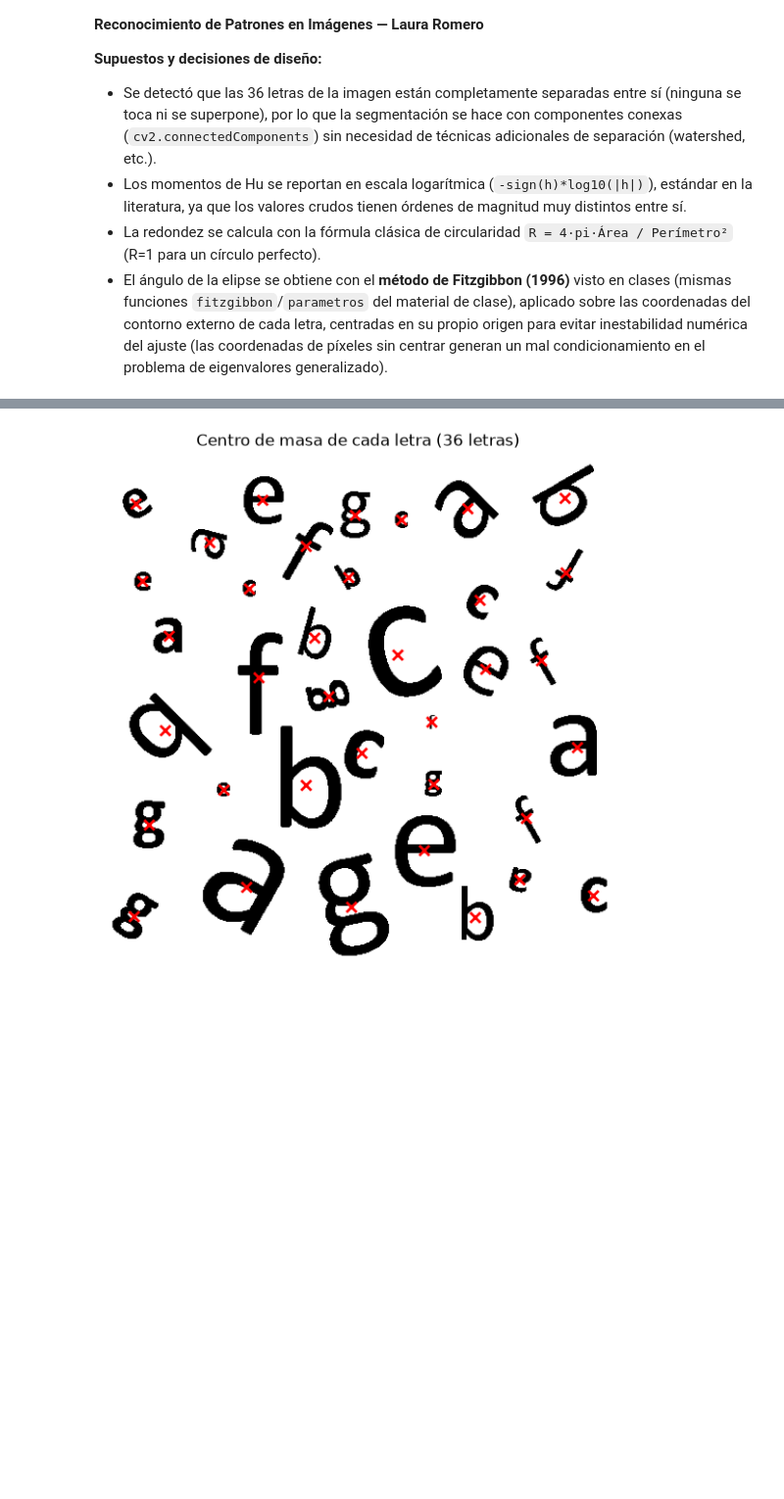
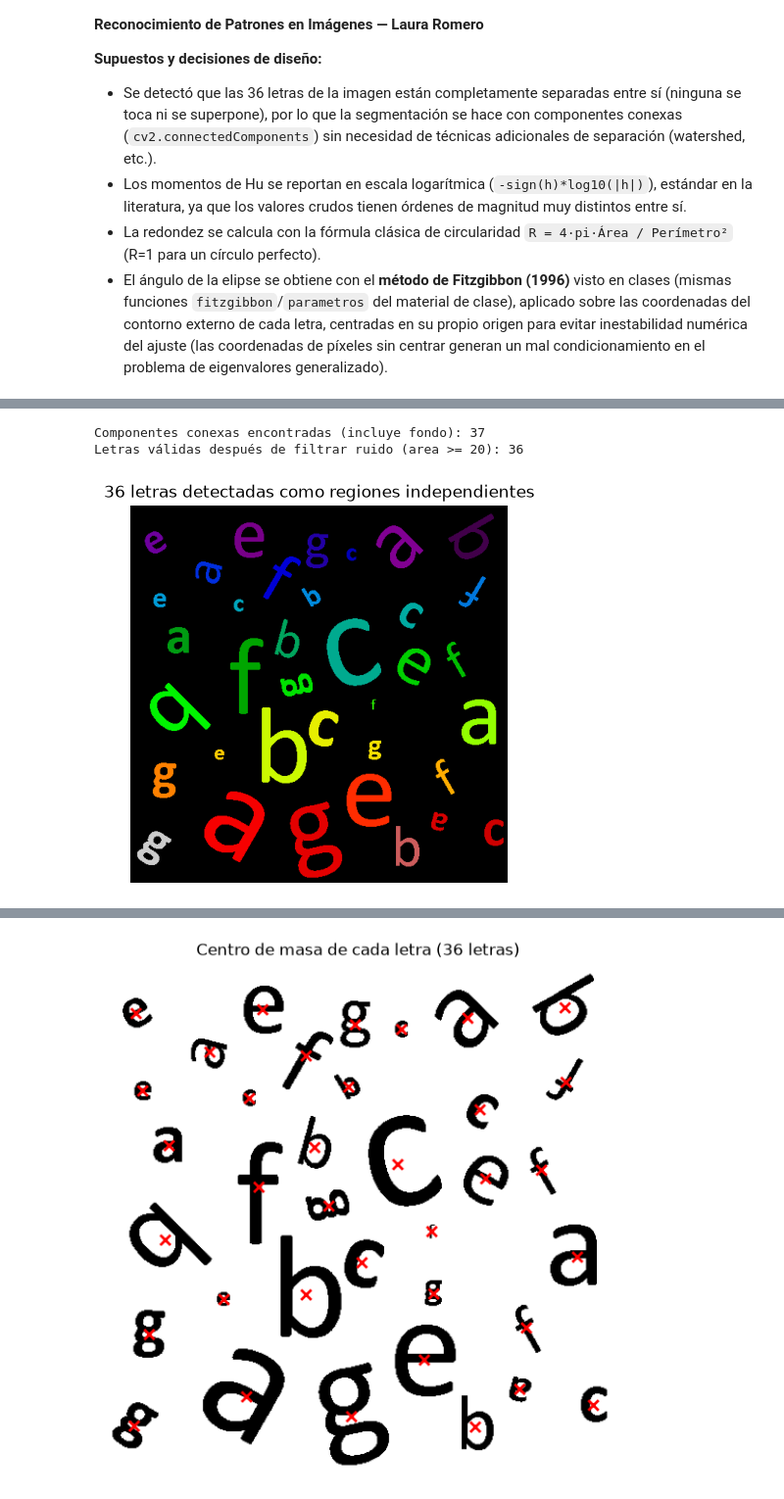
Before and after one commit to lauraromero-cm/Tareas-Patrones, a Jupyter notebook: Tarea1/tarea_01.ipynb, the cells around one changed output, grey strips where cells are left out. Shown at 98% size. Saved outputs shown, nothing was run; the diff lists cells and outputs as text; code cells hidden in the pictures; blank space fills up the shorter version.

```diff
--- a/Tarea1/tarea_01.ipynb
+++ b/Tarea1/tarea_01.ipynb
@@ -17,0 +65,21 @@ IMG_PATH = 'sopa_letras.png'
+# %%
+n_labels, labels, stats, _ = cv2.connectedComponentsWithStats(bw, connectivity=8)
+AREA_MIN = 20  # descarta ruido/artefactos de antialiasing
+
+areas = stats[1:, cv2.CC_STAT_AREA]
+etiquetas_validas = [i for i in range(1, n_labels) if stats[i, cv2.CC_STAT_AREA] >= AREA_MIN]
+
+print(f'Componentes conexas encontradas (incluye fondo): {n_labels}')
+print(f'Letras válidas después de filtrar ruido (area >= {AREA_MIN}): {len(etiquetas_validas)}')
+
+# visualizamos las etiquetas con colores distintos para confirmar que cada letra quedó separada
+labels_vis = np.uint8(labels % 256)
+plt.figure(figsize=(5, 5))
+plt.imshow(labels_vis, cmap='nipy_spectral')
+plt.title(f'{len(etiquetas_validas)} letras detectadas como regiones independientes')
+plt.axis('off')
+plt.show()
+# %% [output]
+Componentes conexas encontradas (incluye fondo): 37
+Letras válidas después de filtrar ruido (area >= 20): 36
+[figure, added]
```
Also changed, not shown: parts of 18 cells of this notebook.
